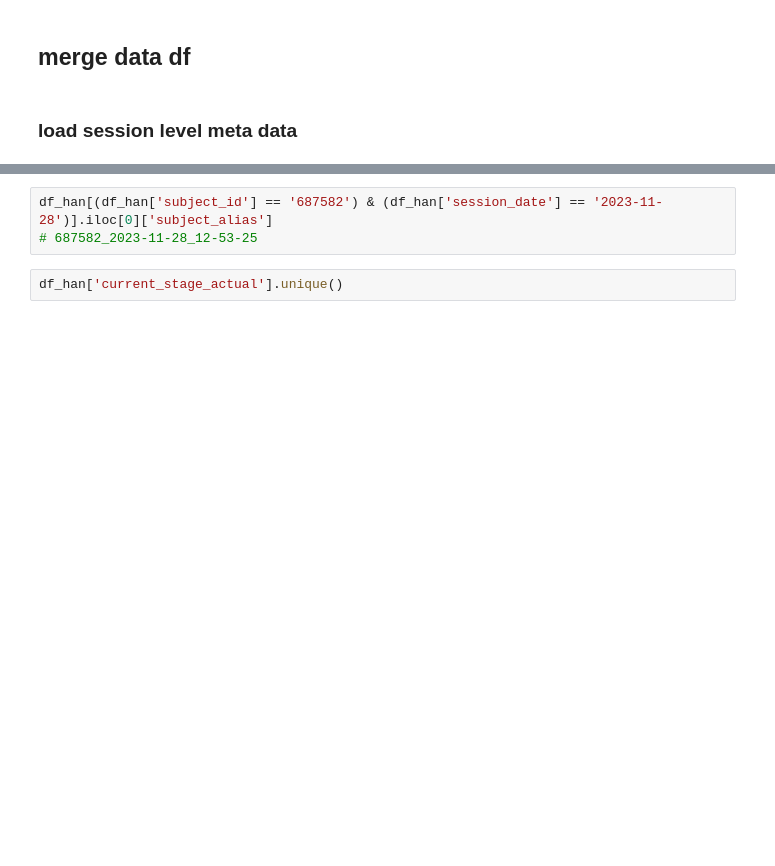
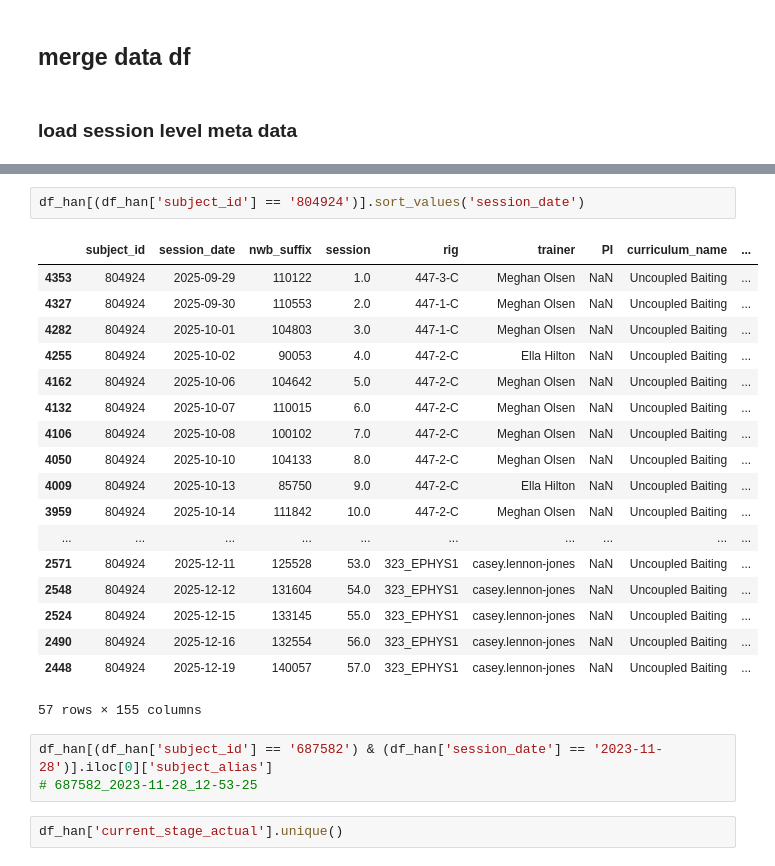
Before and after one commit to AllenNeuralDynamics/aind-disrnn-wrapper, a Jupyter notebook: code/play-load_mice_data.ipynb, the cells around one changed output, grey strips where cells are left out. Drawn from its saved outputs; the diff is of its cells as text; blank space fills up the shorter version.

```diff
--- a/code/play-load_mice_data.ipynb
+++ b/code/play-load_mice_data.ipynb
@@ -19,3 +30,24 @@ df_han.columns
+# %%
+df_han[(df_han['subject_id'] == '804924')].sort_values('session_date')
+# %% [output]
+|  | subject_id | session_date | nwb_suffix | session | rig | trainer | PI | curriculum_name | ... |
+| 4353 | 804924 | 2025-09-29 | 110122 | 1.0 | 447-3-C | Meghan Olsen | NaN | Uncoupled Baiting | ... |
+| 4327 | 804924 | 2025-09-30 | 110553 | 2.0 | 447-1-C | Meghan Olsen | NaN | Uncoupled Baiting | ... |
+| 4282 | 804924 | 2025-10-01 | 104803 | 3.0 | 447-1-C | Meghan Olsen | NaN | Uncoupled Baiting | ... |
+| 4255 | 804924 | 2025-10-02 | 90053 | 4.0 | 447-2-C | Ella Hilton | NaN | Uncoupled Baiting | ... |
+| 4162 | 804924 | 2025-10-06 | 104642 | 5.0 | 447-2-C | Meghan Olsen | NaN | Uncoupled Baiting | ... |
+| 4132 | 804924 | 2025-10-07 | 110015 | 6.0 | 447-2-C | Meghan Olsen | NaN | Uncoupled Baiting | ... |
+| 4106 | 804924 | 2025-10-08 | 100102 | 7.0 | 447-2-C | Meghan Olsen | NaN | Uncoupled Baiting | ... |
+| 4050 | 804924 | 2025-10-10 | 104133 | 8.0 | 447-2-C | Meghan Olsen | NaN | Uncoupled Baiting | ... |
+| 4009 | 804924 | 2025-10-13 | 85750 | 9.0 | 447-2-C | Ella Hilton | NaN | Uncoupled Baiting | ... |
+| 3959 | 804924 | 2025-10-14 | 111842 | 10.0 | 447-2-C | Meghan Olsen | NaN | Uncoupled Baiting | ... |
+| ... | ... | ... | ... | ... | ... | ... | ... | ... | ... |
+| 2571 | 804924 | 2025-12-11 | 125528 | 53.0 | 323_EPHYS1 | casey.lennon-jones | NaN | Uncoupled Baiting | ... |
+| 2548 | 804924 | 2025-12-12 | 131604 | 54.0 | 323_EPHYS1 | casey.lennon-jones | NaN | Uncoupled Baiting | ... |
+| 2524 | 804924 | 2025-12-15 | 133145 | 55.0 | 323_EPHYS1 | casey.lennon-jones | NaN | Uncoupled Baiting | ... |
+| 2490 | 804924 | 2025-12-16 | 132554 | 56.0 | 323_EPHYS1 | casey.lennon-jones | NaN | Uncoupled Baiting | ... |
+| 2448 | 804924 | 2025-12-19 | 140057 | 57.0 | 323_EPHYS1 | casey.lennon-jones | NaN | Uncoupled Baiting | ... |
+57 rows × 155 columns
 # %%
 df_han[(df_han['subject_id'] == '687582') & (df_han['session_date'] == '2023-11-28')].iloc[0]['subject_alias']
 # 687582_2023-11-28_12-53-25
```
Also changed, not shown: parts of 7 cells of this notebook, 2 other files.
